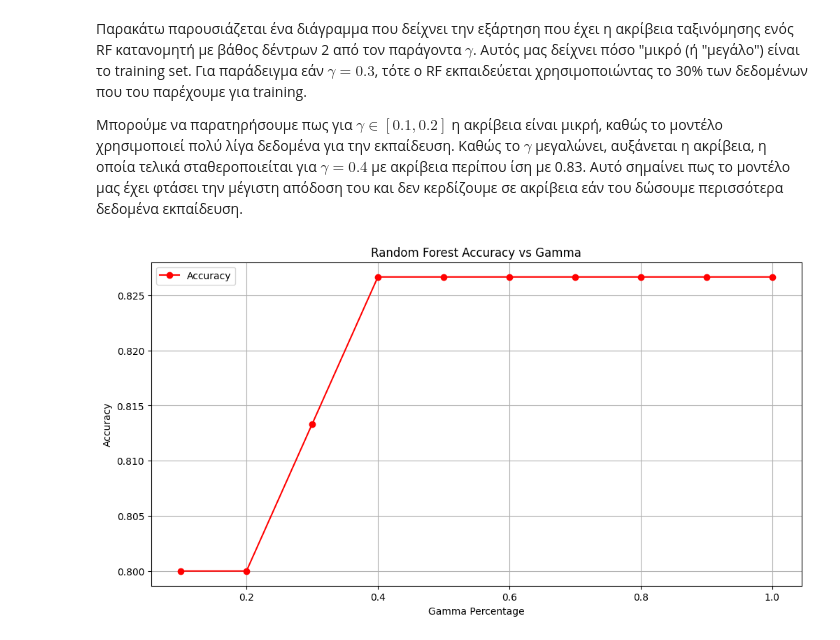
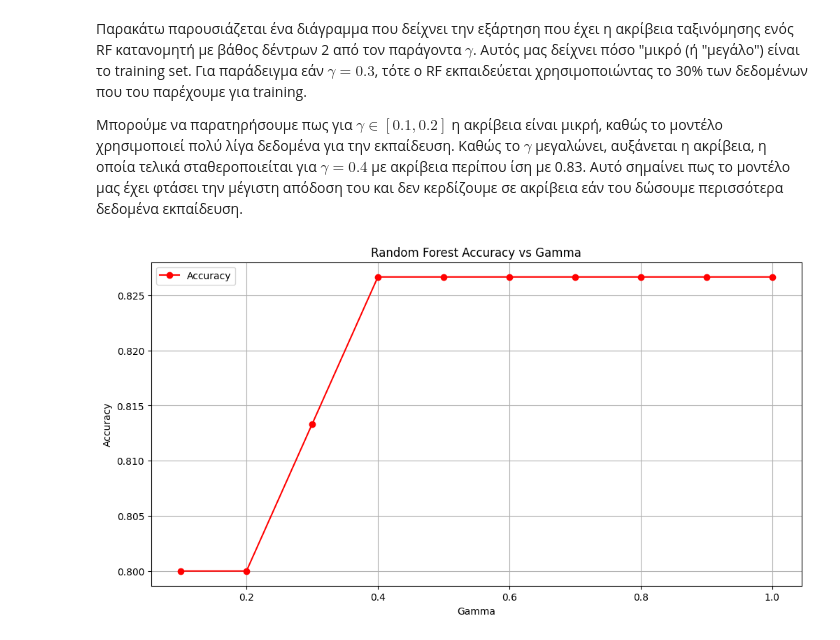
Before and after one commit to Azgoh/Pattern-recognition-and-ML, a Jupyter notebook: Parts_A-C.ipynb, the cells around one changed output. Drawn from its saved outputs; the diff is of its cells as text; code cells hidden in the pictures.

```diff
--- a/Parts_A-C.ipynb
+++ b/Parts_A-C.ipynb
@@ -437,22 +437,22 @@ Best Accuracy: 0.827
 # %%
 gamma = np.linspace(0.1, 1, 10)
 accuracies = []
 
-for curr_gamma_percentage in gamma:
+for curr_gamma in gamma:
   clf = RandomForestClassifier(n_estimators=number_of_trees, max_depth=best_forest_depth,
-                               random_state=42, bootstrap=True, max_samples=curr_gamma_percentage)
+                               random_state=42, bootstrap=True, max_samples=curr_gamma)
   clf.fit(X_train, y_train)
   y_pred = clf.predict(X_test)
   accuracy = accuracy_score(y_test, y_pred)
   accuracies.append(accuracy)
 
 plt.figure(figsize=(12, 6))
 plt.plot(gamma, accuracies, label='Accuracy', color='red', marker='o')
 plt.title('Random Forest Accuracy vs Gamma')
-plt.xlabel('Gamma Percentage')
+plt.xlabel('Gamma')
 plt.ylabel('Accuracy')
 plt.legend()
 plt.grid(True)
 plt.show()
 # %% [output]
-[figure, old version]
+[figure, new version]
```
